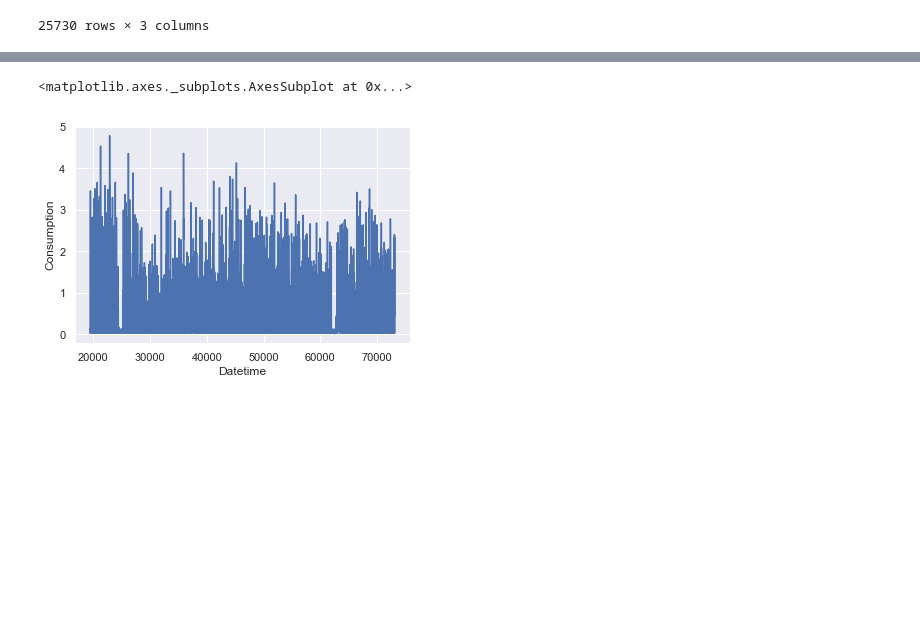
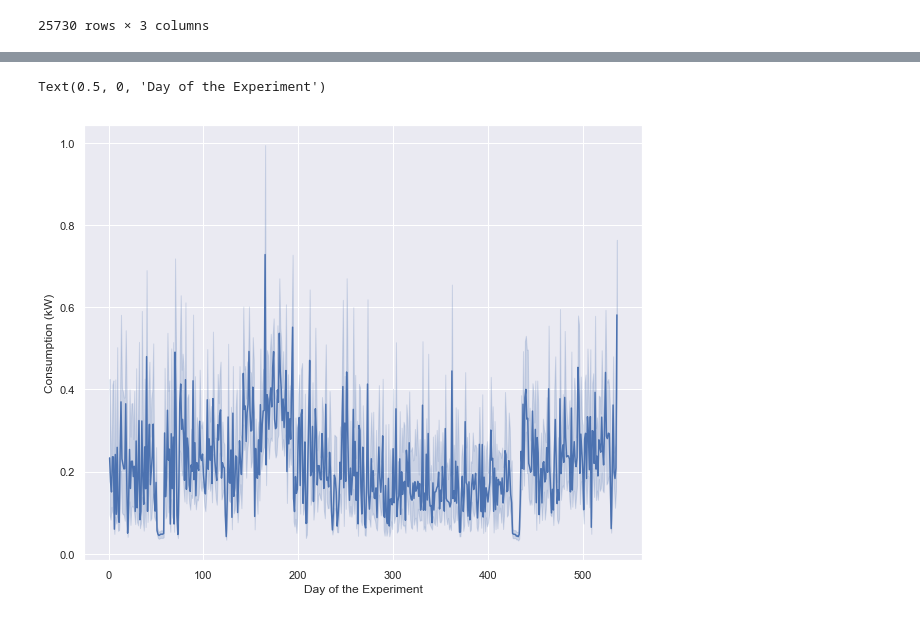
Before and after one commit to oislegen/Portfolio, a Jupyter notebook: Energy App - Project .ipynb, the cells around one changed output, grey strips where cells are left out. Drawn from its saved outputs; the diff is of its cells as text; code cells hidden in the pictures; blank space fills up the shorter version.

```diff
--- a/Energy App - Project .ipynb
+++ b/Energy App - Project .ipynb
@@ -179,3 +182,9 @@ data_1000
 | 25728 | 1000 | 73047 | 0.796 |
 | 25729 | 1000 | 73048 | 0.649 |
 25730 rows × 3 columns
+# %%
+import datetime
+
+#Label the days in the Day column starting with the first day of the experiment
+data_1000['Day'] = data_1000['Datetime'].apply(lambda x: int(str(x)[:3])-194)
+data_1000
@@ -182,6 +210,9 @@ data_1000
 # %%
 # Show the distribution of consumption in kWs over time for customer ID 1000
-sns.lineplot(x=data_1000["Datetime"],y=data_1000["Consumption"])
+fig, ax = plt.subplots(figsize=(10,8))
+sns.lineplot(x=data_1000["Day"],y=data_1000["Consumption"], ax=ax)
+ax.set_ylabel('Consumption (kW)')
+ax.set_xlabel('Day of the Experiment')
 # %% [output]
-<matplotlib.axes._subplots.AxesSubplot at 0x...>
+Text(0.5, 0, 'Day of the Experiment')
-[figure, old version]
+[figure, new version]
```
Also changed, not shown: parts of 3 cells of this notebook.
